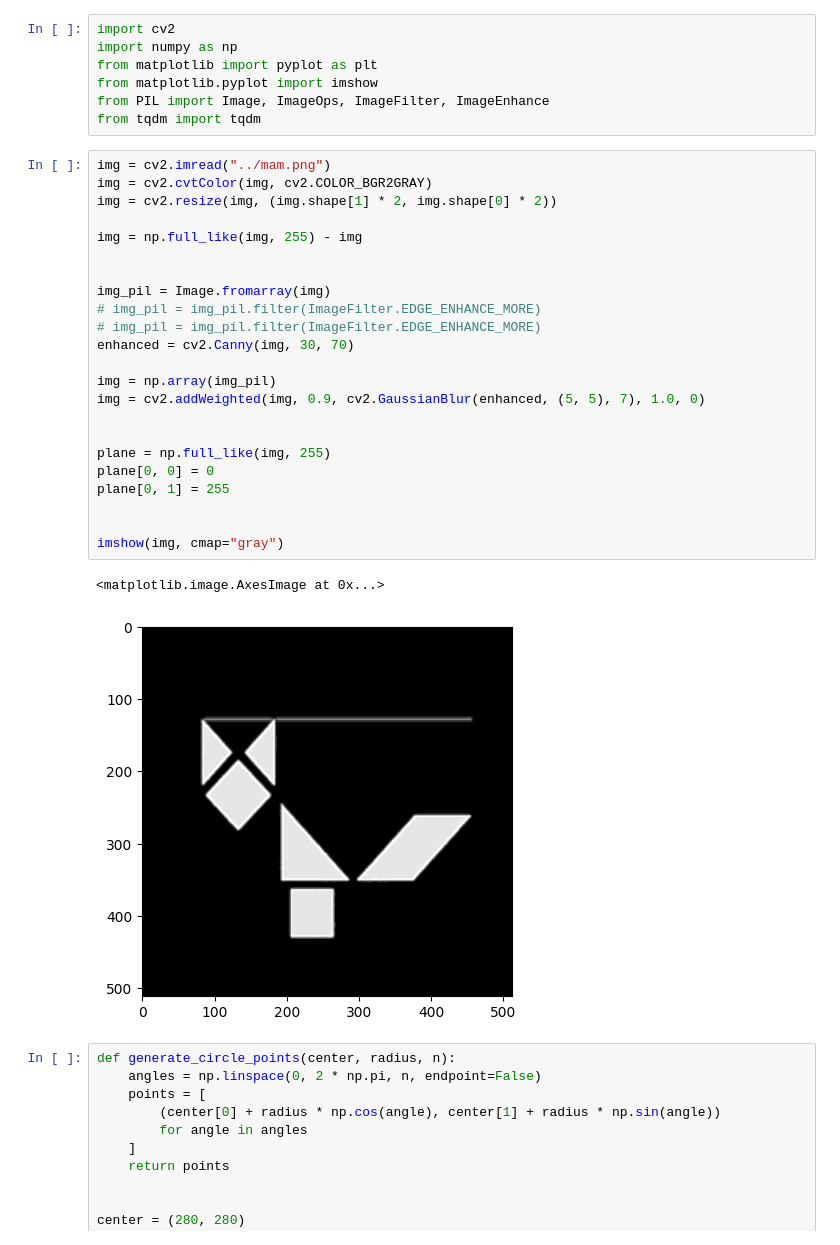
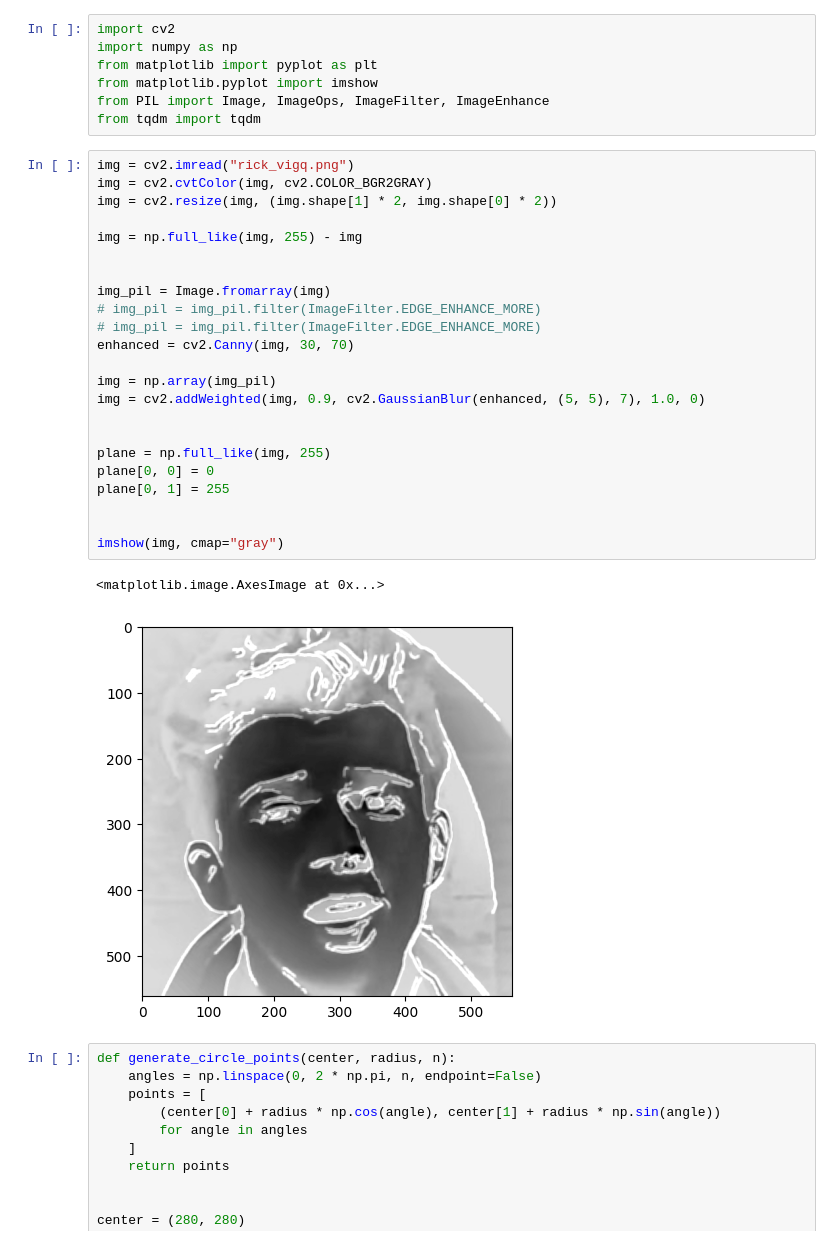
Before and after one commit to ticvac/konfera_string_art, a Jupyter notebook: mse/mse.ipynb, the cells around one changed output. Cells and saved outputs as stored; diff of their text form.

```diff
--- a/mse/mse.ipynb
+++ b/mse/mse.ipynb
@@ -6,31 +6,31 @@ from matplotlib.pyplot import imshow
 from PIL import Image, ImageOps, ImageFilter, ImageEnhance
 from tqdm import tqdm
 # %%
-img = cv2.imread("../mam.png")
+img = cv2.imread("rick_vigq.png")
 img = cv2.cvtColor(img, cv2.COLOR_BGR2GRAY)
 img = cv2.resize(img, (img.shape[1] * 2, img.shape[0] * 2))
 
 img = np.full_like(img, 255) - img
 
 
 img_pil = Image.fromarray(img)
 # img_pil = img_pil.filter(ImageFilter.EDGE_ENHANCE_MORE)
 # img_pil = img_pil.filter(ImageFilter.EDGE_ENHANCE_MORE)
 enhanced = cv2.Canny(img, 30, 70)
 
 img = np.array(img_pil)
 img = cv2.addWeighted(img, 0.9, cv2.GaussianBlur(enhanced, (5, 5), 7), 1.0, 0)
 
 
 plane = np.full_like(img, 255)
 plane[0, 0] = 0
 plane[0, 1] = 255
 
 
 imshow(img, cmap="gray")
 # %% [output]
 <matplotlib.image.AxesImage at 0x...>
-[figure, old version]
+[figure, new version]
 # %%
 def generate_circle_points(center, radius, n):
     angles = np.linspace(0, 2 * np.pi, n, endpoint=False)
```
Also changed, not shown: parts of 1 cell of this notebook.
